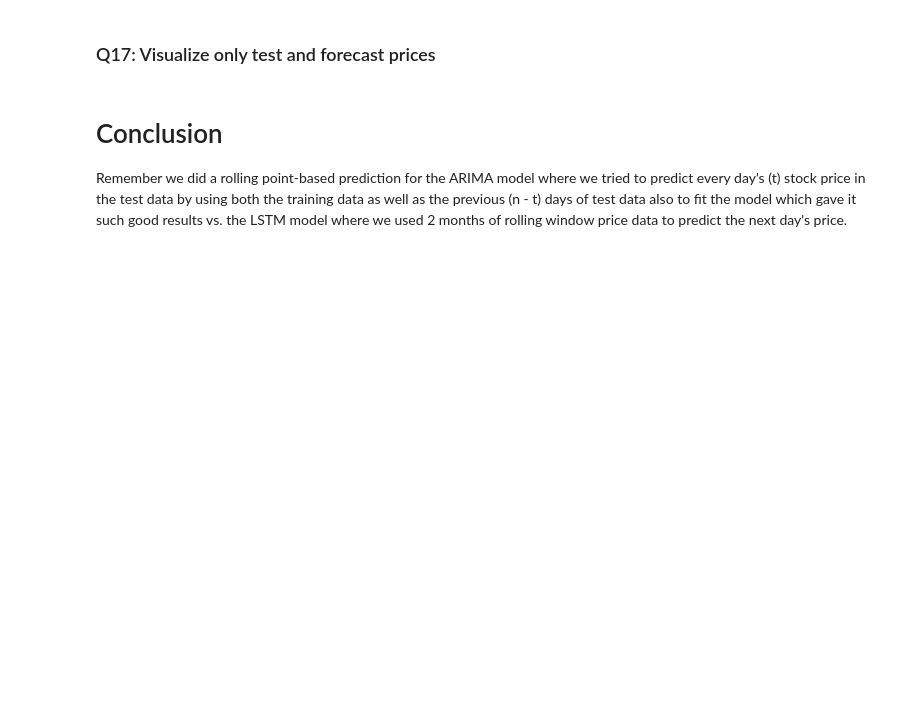
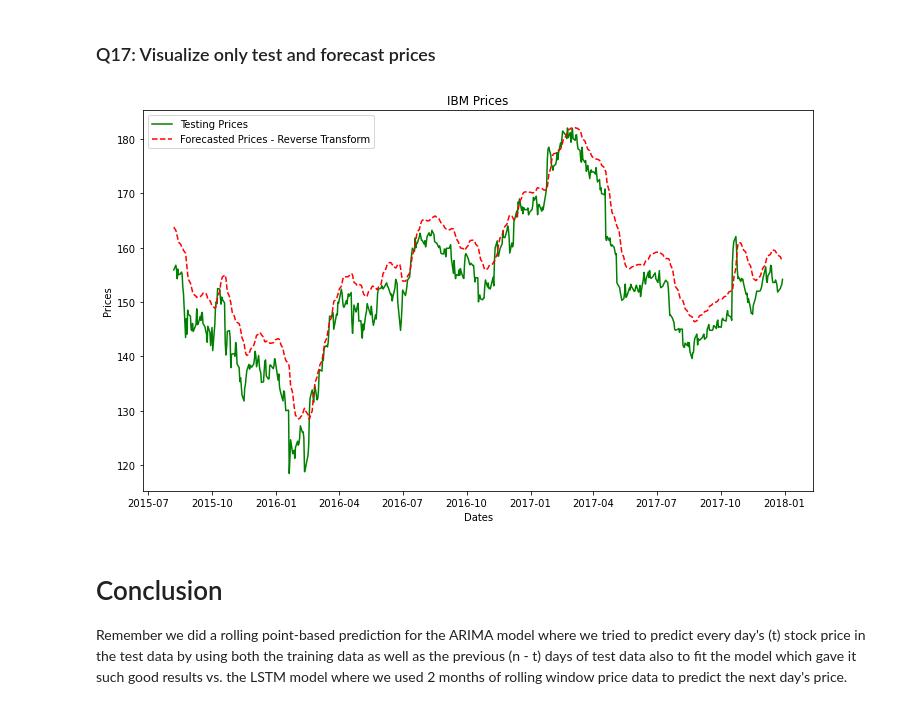
Before and after one commit to sarioz/Springboard, a Jupyter notebook: Mini-Projects/18_5.1-time-series-analysis-mini-project/Mini_Project_Time_Series_Forecasting.ipynb, the cells around one changed output. Cells and saved outputs as stored; diff of their text form; code cells hidden in the pictures; blank space fills up the shorter version.

```diff
--- a/Mini-Projects/18_5.1-time-series-analysis-mini-project/Mini_Project_Time_Series_Forecasting.ipynb
+++ b/Mini-Projects/18_5.1-time-series-analysis-mini-project/Mini_Project_Time_Series_Forecasting.ipynb
@@ -726,7 +726,6 @@ Thus, the following steps have been performed so first 60 entires of test set ha
 # %% [markdown]
 ### Q14: Get the last 60 records from train_series
 # %%
-### checkpoint
-train_last60 = <YOUR CODE HERE>
+train_last60 = train_series[-60:]
 print(train_last60.shape)
 assert train_last60.shape == (60,), ("Oops! There is a data dimension mismatch error. Hint: Slice the last 60 records from train_series")
@@ -737,6 +740,6 @@ test_series.shape
 
 Hint: Check pandas __`concat()`__
 # %%
-new_test_series =  <YOUR CODE HERE>
+new_test_series = pd.concat([train_last60, test_series])
 print(new_test_series.shape)
 assert new_test_series.shape == (664,), ("Oops! There is a data dimension mismatch error. Hint: Use pandas concat with the right axis parameter")
@@ -749,3 +752,6 @@ test_set_scaled = <YOUR CODE HERE>
+# %%
+new_test_series_cuddled = [[v] for v in new_test_series.array]
+test_set_scaled = sc.transform(new_test_series_cuddled)
 # %% [markdown]
 ### Prepare Test dataset Windows of 60  days each
 # %%
@@ -789,5 +804,15 @@ plt.legend();
 # %% [markdown]
 ### Q17: Visualize only test and forecast prices
+# %%
+plt.figure(figsize=(12,7))
+plt.title('IBM Prices')
+plt.xlabel('Dates')
+plt.ylabel('Prices')
+plt.plot(test_series, color='green', label='Testing Prices')
+plt.plot(predicted_stock_price_revtrans_series, color='red', linestyle='--', label='Forecasted Prices - Reverse Transform')
+plt.legend();
+# %% [output]
+[figure, added]
 # %% [markdown]
 # Conclusion
 
```
Also changed, not shown: parts of 10 cells of this notebook.
